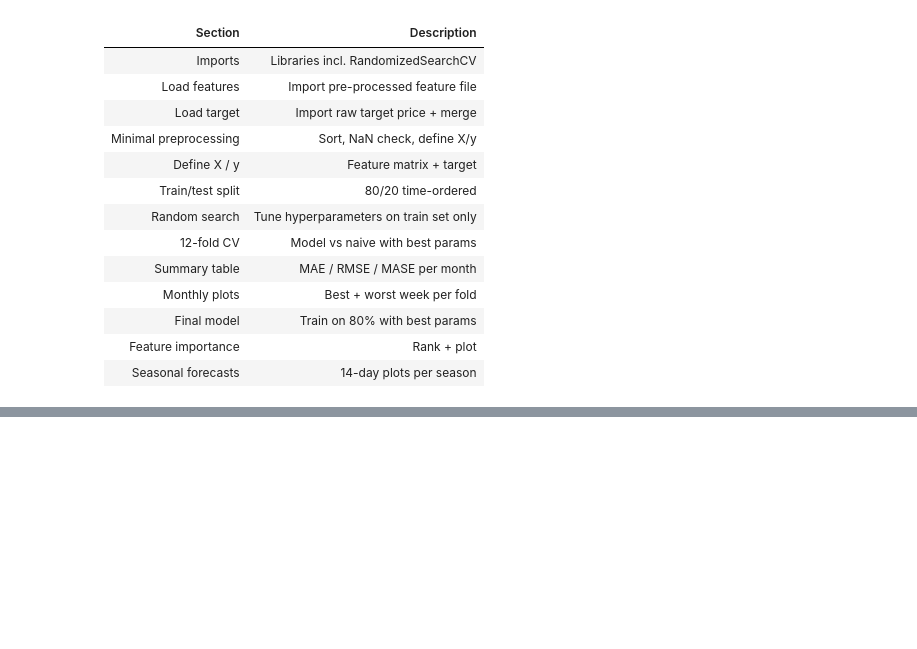
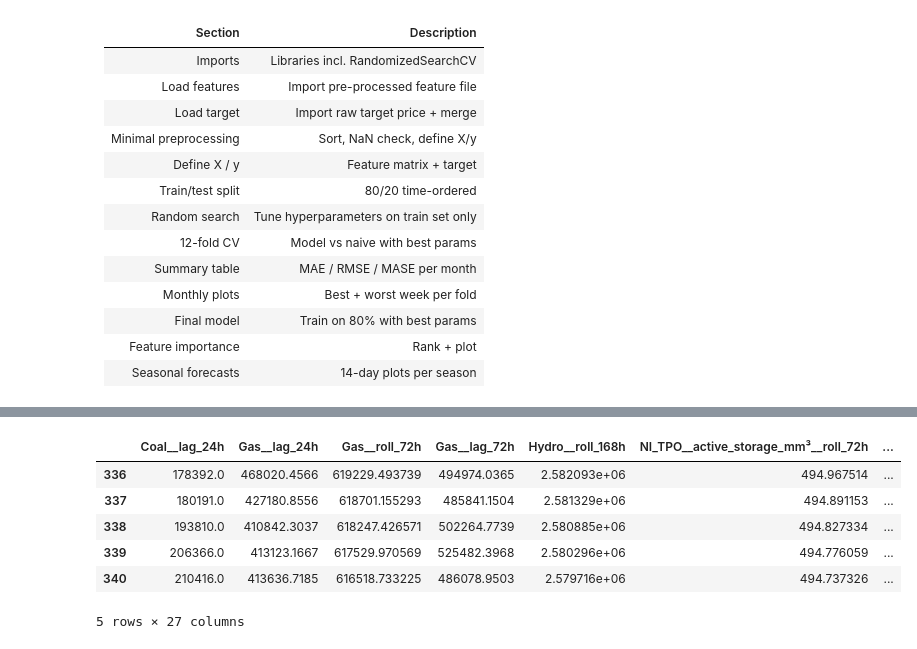
Before and after one commit to DaveGiGi/Duckstradamus, a Jupyter notebook: Model_XGBoost/Dave/xgboost_v4_prepfeat_disc.ipynb, the cells around one changed output, grey strips where cells are left out. Saved outputs shown, nothing was run; the diff lists cells and outputs as text; code cells hidden in the pictures; blank space fills up the shorter version.

```diff
--- a/Model_XGBoost/Dave/xgboost_v4_prepfeat_disc.ipynb
+++ b/Model_XGBoost/Dave/xgboost_v4_prepfeat_disc.ipynb
@@ -54,2 +105,12 @@ print("Columns:", df.columns.tolist())
+# %%
+df.head()
+# %% [output]
+|  | Coal__lag_24h | Gas__lag_24h | Gas__roll_72h | Gas__lag_72h | Hydro__roll_168h | NI_TPO__active_storage_mm³__roll_72h | ... |
+| 336 | 178392.0 | 468020.4566 | 619229.493739 | 494974.0365 | 2.582093e+06 | 494.967514 | ... |
+| 337 | 180191.0 | 427180.8556 | 618701.155293 | 485841.1504 | 2.581329e+06 | 494.891153 | ... |
+| 338 | 193810.0 | 410842.3037 | 618247.426571 | 502264.7739 | 2.580885e+06 | 494.827334 | ... |
+| 339 | 206366.0 | 413123.1667 | 617529.970569 | 525482.3968 | 2.580296e+06 | 494.776059 | ... |
+| 340 | 210416.0 | 413636.7185 | 616518.733225 | 486078.9503 | 2.579716e+06 | 494.737326 | ... |
+5 rows × 27 columns
 # %%
 # ── Minimal preprocessing ─────────────────────────────────────────────────────
```
Also changed, not shown: parts of 8 cells of this notebook, 2 other files.
